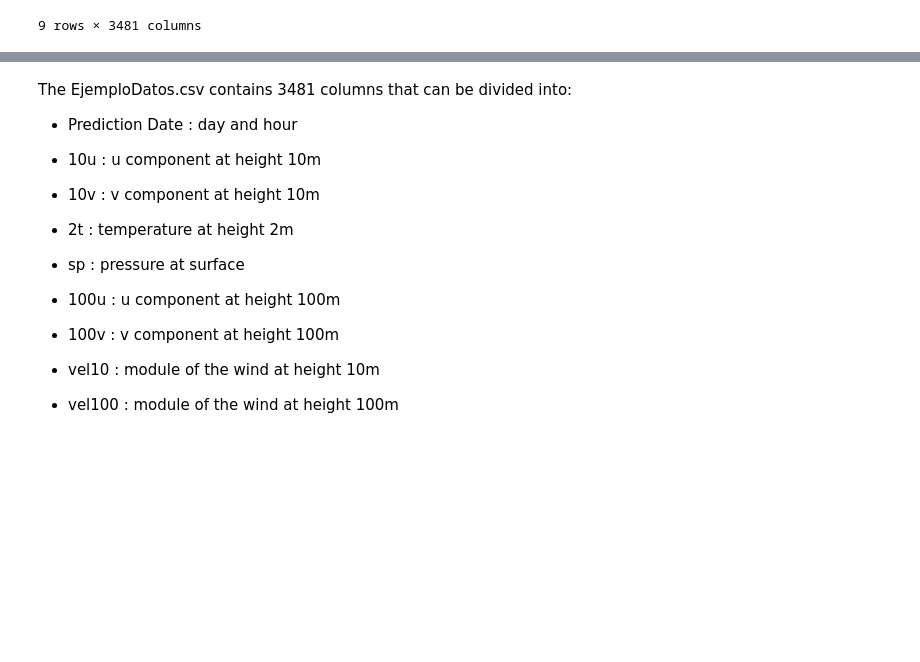
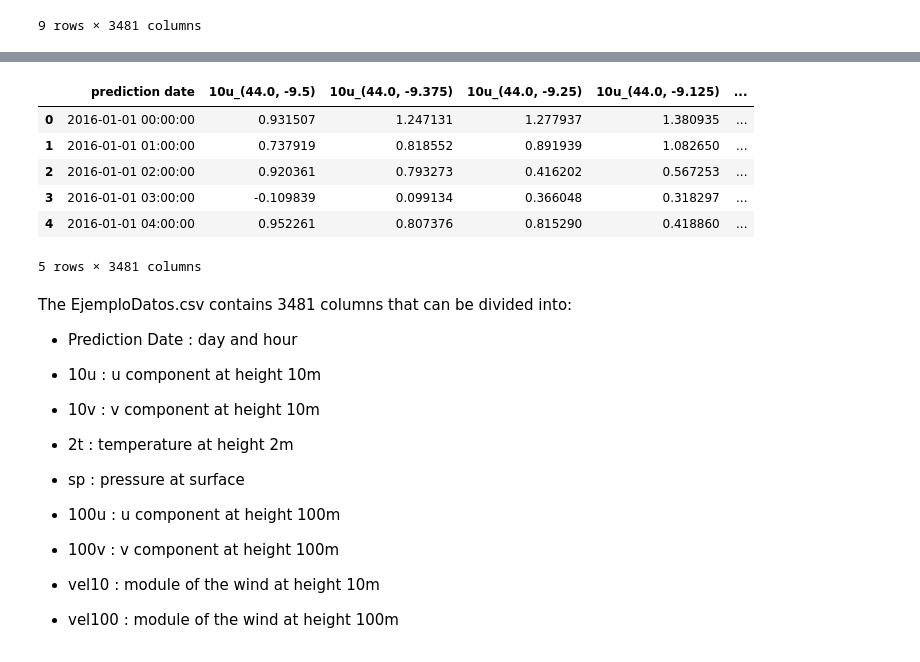
Before and after one commit to ignaciocordova/masters_thesis, a Jupyter notebook: arena/preparing_data/data_exploration.ipynb, the cells around one changed output, grey strips where cells are left out. Saved outputs shown, nothing was run; the diff lists cells and outputs as text; code cells hidden in the pictures; blank space fills up the shorter version.

Commit message:
feature scaled the data

```diff
--- a/arena/preparing_data/data_exploration.ipynb
+++ b/arena/preparing_data/data_exploration.ipynb
@@ -31,3 +42,17 @@ df.shape[0]
+# %%
+# feature scale the data
+scaler = StandardScaler()
+df.iloc[:, 1:] = scaler.fit_transform(df.iloc[:, 1:])
+# %%
+df.head()
+# %% [output]
+|  | prediction date | 10u_(44.0, -9.5) | 10u_(44.0, -9.375) | 10u_(44.0, -9.25) | 10u_(44.0, -9.125) | ... |
+| 0 | 2016-01-01 00:00:00 | 0.931507 | 1.247131 | 1.277937 | 1.380935 | ... |
+| 1 | 2016-01-01 01:00:00 | 0.737919 | 0.818552 | 0.891939 | 1.082650 | ... |
+| 2 | 2016-01-01 02:00:00 | 0.920361 | 0.793273 | 0.416202 | 0.567253 | ... |
+| 3 | 2016-01-01 03:00:00 | -0.109839 | 0.099134 | 0.366048 | 0.318297 | ... |
+| 4 | 2016-01-01 04:00:00 | 0.952261 | 0.807376 | 0.815290 | 0.418860 | ... |
+5 rows × 3481 columns
 # %% [markdown]
 The EjemploDatos.csv contains 3481 columns that can be divided into:
  - Prediction Date : day and hour
```
Also changed, not shown: parts of 4 cells of this notebook, 4 other files.
